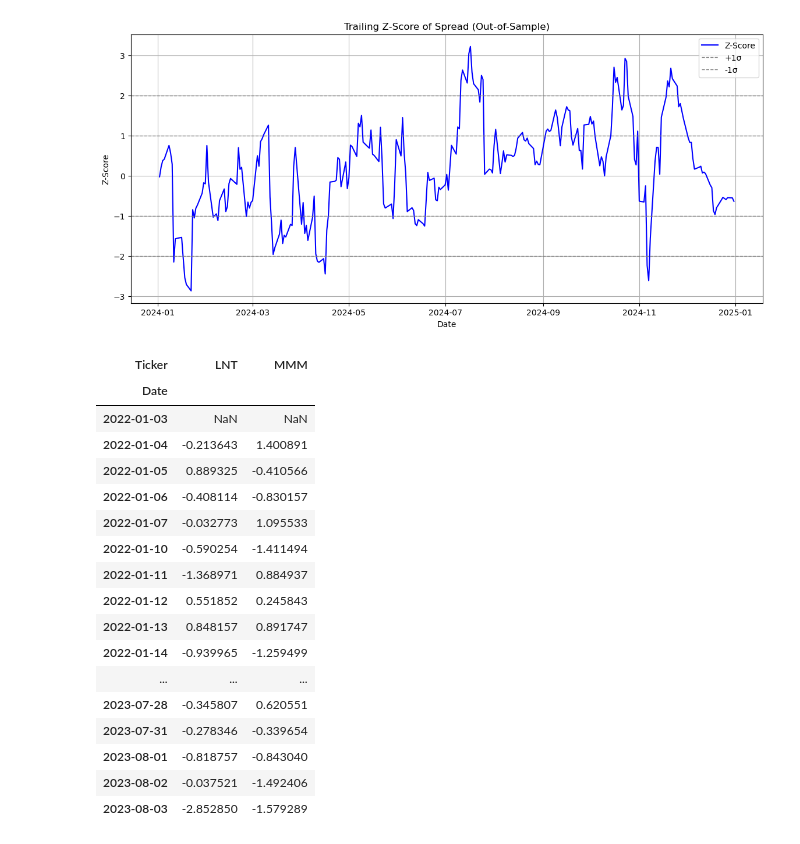
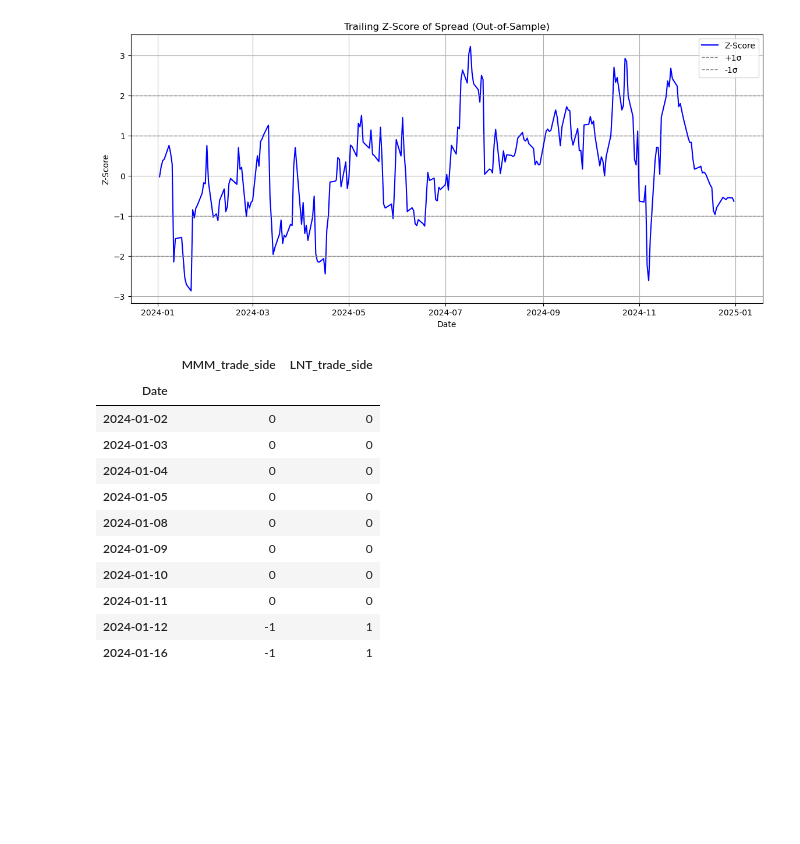
Before and after one commit to logandeboo/pairs_trading, a Jupyter notebook: references/portfolio_construction_pipeline.ipynb, the cells around one changed output. Drawn from its saved outputs; the diff is of its cells as text; code cells hidden in the pictures; blank space fills up the shorter version.

```diff
--- a/references/portfolio_construction_pipeline.ipynb
+++ b/references/portfolio_construction_pipeline.ipynb
@@ -16,14 +16,16 @@ pd.set_option("display.max_rows", None)
 # 1) this probably should pull stored values esp for back testing
 # 2) maybe this should record the earliest date both assets have a price
 def get_adj_close_history_df(tickers: list[str], start_date: str, end_date: str) -> pd.DataFrame:
-    price_df = yf.download(
+    price_column_name_suffix = '_price'
+    prices_df = yf.download(
         tickers,
         start=start_date,
         end=end_date,
         progress=False,
         auto_adjust=True
     )['Close']
-    return price_df.dropna()
+    prices_df.columns = [f"{col_name + price_column_name_suffix}" for col_name in prices_df.columns]
+    return prices_df.dropna()
 
 # NOTE: This methodology came from Caldeira & Caldeira 2013. Paper is in references folder
 def is_price_series_integrated_of_order_one(
@@ -241,6 +261,12 @@ for ticker_pair in df['Pairs'].to_list()[:1]:
 # %% [output]
 [figure]
 # %%
+def create_returns_from_price_history(price_history_df: pd.DataFrame) -> pd.DataFrame:
+    pair_price_returns_df = price_history_df.pct_change() * 100
+    pair_price_returns_df.columns = pair_price_returns_df.columns.str.replace(r'_price$', '_1d_returns', regex=True)
+    return pair_price_returns_df
+
+
 def is_exit_condition_met(
         spread_z_score_series: pd.Series,
         t_minus_one_date: datetime,
@@ -259,11 +285,13 @@ def is_exit_condition_met(
         return True
     return False
 
+
 def get_date_of_previous_day(
         spread_z_score_series: pd.Series,
         index: int,
 ) -> datetime:
     return spread_z_score_series.index[index - 1]
+
 
 def set_weights_to_zero_at_current_date(
         weight_at_date_df: pd.DataFrame,
@@ -274,6 +302,7 @@ def set_weights_to_zero_at_current_date(
     weight_at_date_df.loc[date, ticker_one_weight_column_name] = 0
     weight_at_date_df.loc[date, ticker_two_weight_column_name] = 0
     return weight_at_date_df
+
 
 def enter_position_at_current_date(
         weight_at_date_df: pd.DataFrame,
@@ -293,6 +322,7 @@ def enter_position_at_current_date(
         weight_at_date_df.loc[date, ticker_two_weight_column_name] = long_position_flag
     return weight_at_date_df
 
+
 def assign_weights_from_prev_date_to_cur_date(
         weight_at_date_df: pd.DataFrame,
         cur_date: datetime,
@@ -301,13 +331,14 @@ def assign_weights_from_prev_date_to_cur_date(
     weight_at_date_df.loc[cur_date] = weight_at_date_df.loc[t_minus_one_date]
     return weight_at_date_df
 
-def create_weights_for_spread_z_score_series(
+
+def create_trade_signals_for_spread_z_score_series(
         ticker_pair: tuple[str,str],
         spread_z_score_series: pd.Series,
 ) -> pd.DataFrame:
     ticker_one = ticker_pair[0]
     ticker_two = ticker_pair[1]
-    weight_column_name_suffix = '_weight'
+    weight_column_name_suffix = '_trade_side'
     ticker_one_weight_column_name = ticker_one + weight_column_name_suffix
     ticker_two_weight_column_name = ticker_two + weight_column_name_suffix
 
@@ -359,29 +390,23 @@ def create_weights_for_spread_z_score_series(
         else:
             weight_at_date_df = assign_weights_from_prev_date_to_cur_date(weight_at_date_df, cur_date, t_minus_one_date)
 
-    return weight_at_date_df
+    return weight_at_date_df.fillna(0)
 # %%
-weights_df = create_weights_for_spread_z_score_series(ticker_pair, out_of_sample_z_score_series)
+trade_signals_df = create_trade_signals_for_spread_z_score_series(ticker_pair, out_of_sample_z_score_series)
+pair_price_returns_df = create_returns_from_price_history(pair_price_history_df)
 # %%
-pair_price_returns_df = pair_price_history_df.pct_change() * 100
-pair_price_returns_df
+trade_signals_df.head(10)
 # %% [output]
-| Ticker | LNT | MMM |
+|  | MMM_trade_side | LNT_trade_side |
 | Date |  |  |
-| 2022-01-03 | NaN | NaN |
-| 2022-01-04 | -0.213643 | 1.400891 |
-| 2022-01-05 | 0.889325 | -0.410566 |
-| 2022-01-06 | -0.408114 | -0.830157 |
-| 2022-01-07 | -0.032773 | 1.095533 |
-| 2022-01-10 | -0.590254 | -1.411494 |
-| 2022-01-11 | -1.368971 | 0.884937 |
-| 2022-01-12 | 0.551852 | 0.245843 |
-| 2022-01-13 | 0.848157 | 0.891747 |
-| 2022-01-14 | -0.939965 | -1.259499 |
-| ... | ... | ... |
-| 2023-07-28 | -0.345807 | 0.620551 |
-| 2023-07-31 | -0.278346 | -0.339654 |
-| 2023-08-01 | -0.818757 | -0.843040 |
-| 2023-08-02 | -0.037521 | -1.492406 |
-| 2023-08-03 | -2.852850 | -1.579289 |
+| 2024-01-02 | 0 | 0 |
+| 2024-01-03 | 0 | 0 |
+| 2024-01-04 | 0 | 0 |
+| 2024-01-05 | 0 | 0 |
+| 2024-01-08 | 0 | 0 |
+| 2024-01-09 | 0 | 0 |
+| 2024-01-10 | 0 | 0 |
+| 2024-01-11 | 0 | 0 |
+| 2024-01-12 | -1 | 1 |
+| 2024-01-16 | -1 | 1 |
 # %%
```
Also changed, not shown: parts of 5 cells of this notebook.
